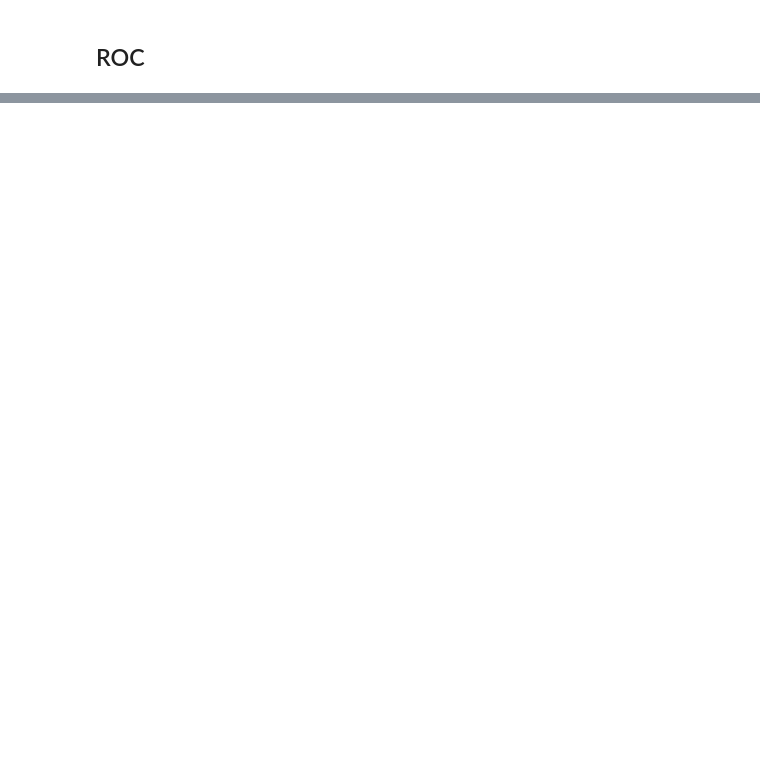
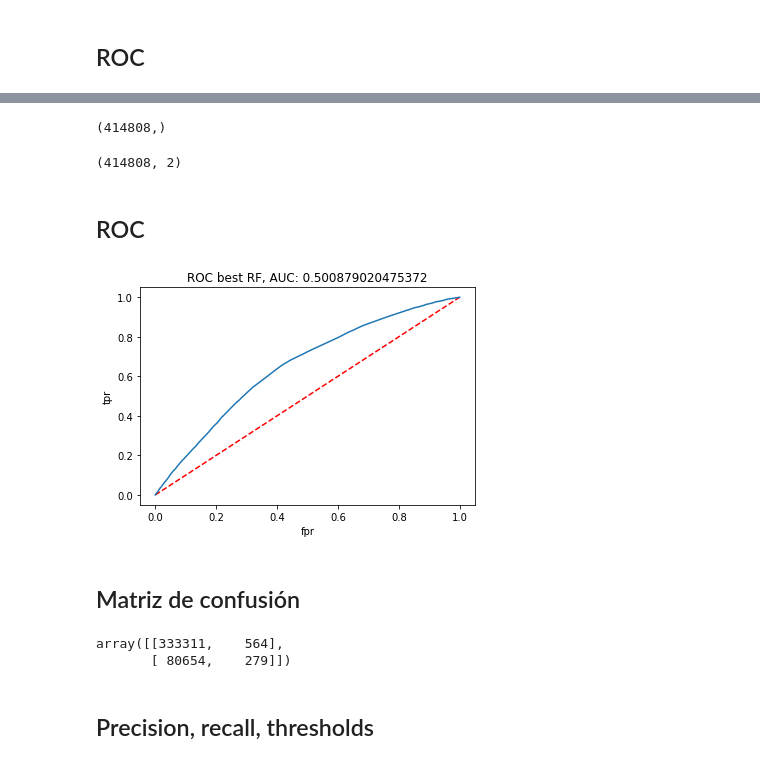
Before and after one commit to caroacostatovany/accidentes-viales-CDMX, a Jupyter notebook: notebooks/ROC.ipynb, the cells around one changed output, grey strips where cells are left out. Drawn from its saved outputs; the diff is of its cells as text; code cells hidden in the pictures; blank space fills up the shorter version.

Commit message:
Agregar ROC, tabla métricas para random forest y decision tree

```diff
--- a/notebooks/ROC.ipynb
+++ b/notebooks/ROC.ipynb
@@ -122,2 +70,0 @@ Features are transformed and ready for magic loop. What about you?
-# %%
-X_test = transformation_pipeline(X_test, NUM_VARS, CAT_VARS)
@@ -158,0 +269,3 @@ NameError: name 'predicted_scores' is not defined
+# %%
+path = "output/decision_tree.joblib"
+model = joblib.load(path)
@@ -158,0 +284,45 @@ NameError: name 'predicted_scores' is not defined
+# %%
+# predicciones con el mejor predictor
+predicted_labels = model.predict(X_test)
+# %%
+predicted_labels.shape
+# %% [output]
+(414808,)
+# %%
+# predicciones en score con el mejor predictor
+predicted_scores = model.predict_proba(X_test)
+# %%
+predicted_scores.shape
+# %% [output]
+(414808, 2)
+# %% [markdown]
+## ROC
+# %%
+from sklearn.metrics import roc_curve, roc_auc_score
+
+import matplotlib.pyplot as plt
+
+%matplotlib inline
+
+fpr, tpr, thresholds = roc_curve(y_test, predicted_scores[:,1], pos_label=1)
+
+plt.clf()
+plt.plot([0,1],[0,1], 'k--', c="red")
+plt.plot(fpr, tpr)
+plt.title("ROC best RF, AUC: {}".format(roc_auc_score(y_test, predicted_labels)))
+plt.xlabel("fpr")
+plt.ylabel("tpr")
+plt.show()
+# %% [output]
+[figure, added]
+# %% [markdown]
+## Matriz de confusión
+# %%
+from sklearn.metrics import confusion_matrix
+
+confusion_matrix(y_test, predicted_labels)
+# %% [output]
+array([[333311,    564],
+       [ 80654,    279]])
+# %% [markdown]
+## Precision, recall, thresholds
```
Also changed, not shown: parts of 75 cells of this notebook, 1 other file.
